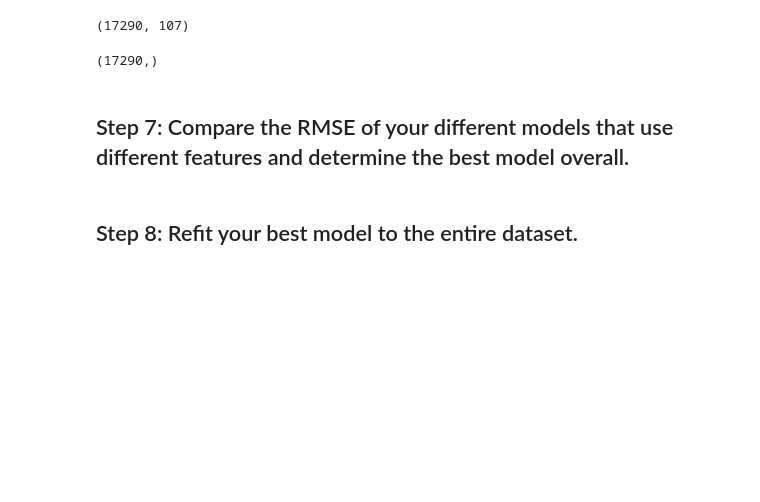
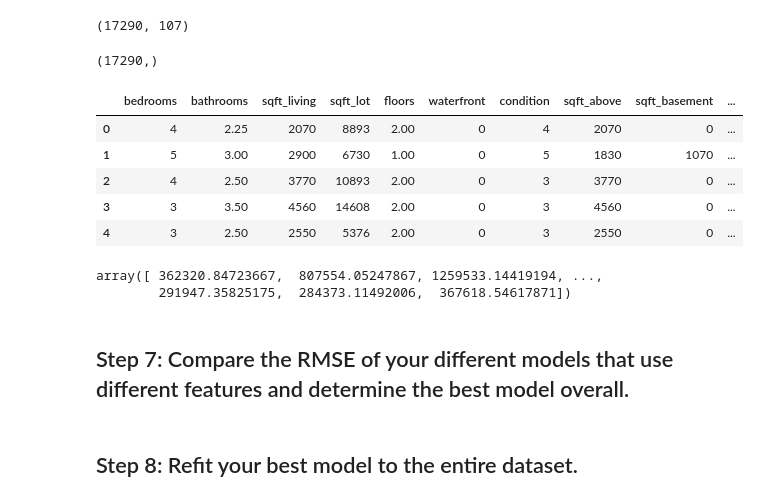
Before and after one commit to pleasecallmejax/KC-Housing-Predictions, a Jupyter notebook: Phase2_project/Bakeoff Final.ipynb, the cells around one changed output. Cells and saved outputs as stored; diff of their text form; code cells hidden in the pictures; blank space fills up the shorter version.

```diff
--- a/Phase2_project/Bakeoff Final.ipynb
+++ b/Phase2_project/Bakeoff Final.ipynb
@@ -680,6 +680,20 @@ df_features.shape
 target.shape
 # %% [output]
 (17290,)
+# %%
+df_features.head()
+# %% [output]
+|  | bedrooms | bathrooms | sqft_living | sqft_lot | floors | waterfront | condition | sqft_above | sqft_basement | ... |
+| 0 | 4 | 2.25 | 2070 | 8893 | 2.00 | 0 | 4 | 2070 | 0 | ... |
+| 1 | 5 | 3.00 | 2900 | 6730 | 1.00 | 0 | 5 | 1830 | 1070 | ... |
+| 2 | 4 | 2.50 | 3770 | 10893 | 2.00 | 0 | 3 | 3770 | 0 | ... |
+| 3 | 3 | 3.50 | 4560 | 14608 | 2.00 | 0 | 3 | 4560 | 0 | ... |
+| 4 | 3 | 2.50 | 2550 | 5376 | 2.00 | 0 | 3 | 2550 | 0 | ... |
+# %%
+Jaxs_fancy_model.predict(df_features)
+# %% [output]
+array([ 362320.84723667,  807554.05247867, 1259533.14419194, ...,
+        291947.35825175,  284373.11492006,  367618.54617871])
 # %%
 Jaxs_fancy_model=LinearRegression()
 Jaxs_fancy_model=Jaxs_fancy_model.fit(df_features, org_hous_df['price'])
```
Also changed, not shown: 2 other files.
